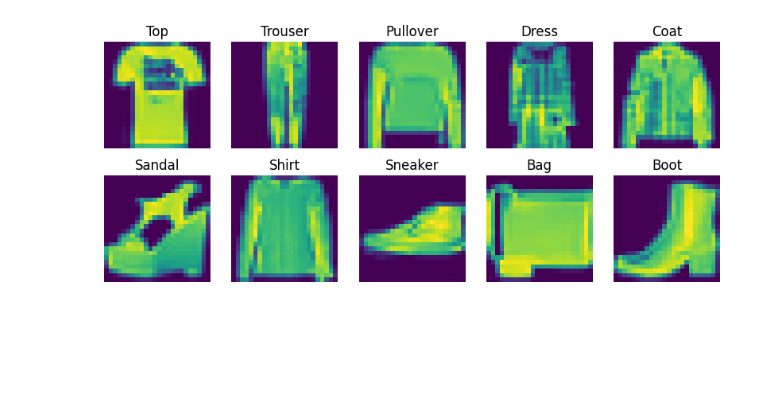
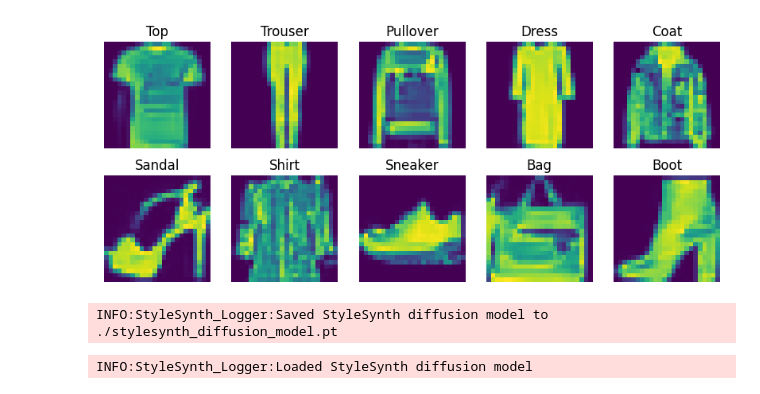
Before and after one commit to asathiya007/stylesynth, a Jupyter notebook: demo.ipynb, the cells around one changed output. Cells and saved outputs as stored; diff of their text form; code cells hidden in the pictures; blank space fills up the shorter version.

Commit message:
added code for saving and loading diffusion models

```diff
--- a/demo.ipynb
+++ b/demo.ipynb
@@ -6 +4,23 @@ ss = StyleSynth()
+# %%
+# path for saving and loading diffusion model
+MODEL_PATH = './stylesynth_diffusion_model.pt'
+
+# clothing types to generate and display images for
+CLOTHING_TYPES = [
+    'Top', 'Trouser', 'Pullover', 'Dress', 'Coat', 'Sandal', 'Shirt',
+    'Sneaker', 'Bag', 'Boot']
+
+# for displaying images
+def display_images(imgs):
+    num_rows = 2
+    num_cols = len(CLOTHING_TYPES) // 2
+    _, axes = plt.subplots(
+        nrows=num_rows, ncols=num_cols,
+        figsize=(num_cols * 2, num_rows * 2))
+    for i in range(len(imgs)):
+        row = i // num_cols
+        col = i % num_cols
+        axes[row, col].imshow(imgs[i])
+        axes[row, col].axis('off')
+        axes[row, col].set_title(f'{CLOTHING_TYPES[i]}')
 # %%
@@ -22,22 +44,18 @@ INFO:StyleSynth_Logger:Average loss across batch at final step of epoch: 0.06609
 INFO:StyleSynth_Logger:Training complete
-# %%
-# generate an image for each image class
-CLOTHING_TYPES = [
-    'Top', 'Trouser', 'Pullover', 'Dress', 'Coat', 'Sandal', 'Shirt', 'Sneaker',
-    'Bag', 'Boot']
-imgs = ss.generate(CLOTHING_TYPES)
-
-# display images
-num_rows = 2
-num_cols = len(CLOTHING_TYPES) // 2
-_, axes = plt.subplots(
-    nrows=num_rows, ncols=num_cols,
-    figsize=(num_cols * 2, num_rows * 2))
-for i in range(len(imgs)):
-    row = i // num_cols
-    col = i % num_cols
-    axes[row, col].imshow(imgs[i])
-    axes[row, col].axis('off')
-    axes[row, col].set_title(f'{CLOTHING_TYPES[i]}')
-# %% [output]
-[figure, removed]
+# %%
+# generate and display images after training
+imgs = ss.generate(CLOTHING_TYPES)
+display_images(imgs)
+# %% [output]
+[figure, added]
+# %%
+# save StyleSynth diffusion model
+ss.save(save_path=MODEL_PATH)
+# %% [output]
+INFO:StyleSynth_Logger:Saved StyleSynth diffusion model to ./stylesynth_diffusion_model.pt
+# %%
+# load StyleSynth diffusion model
+ss = StyleSynth()
+ss.load(load_path=MODEL_PATH)
+# %% [output]
+INFO:StyleSynth_Logger:Loaded StyleSynth diffusion model
```
Also changed, not shown: parts of 3 cells of this notebook, 2 other files.
